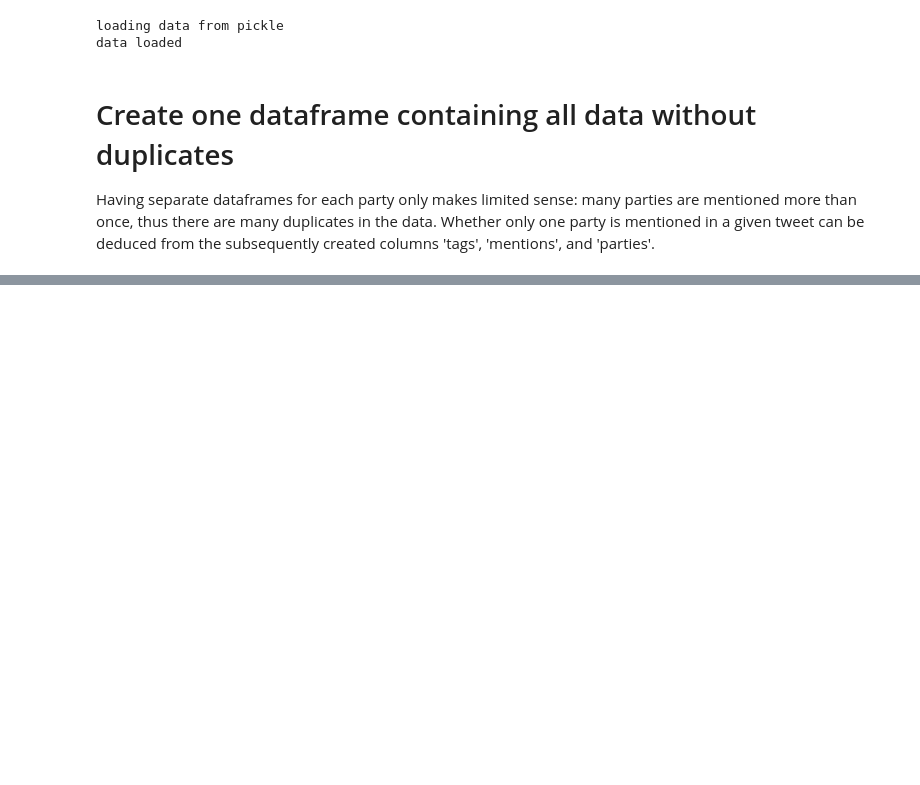
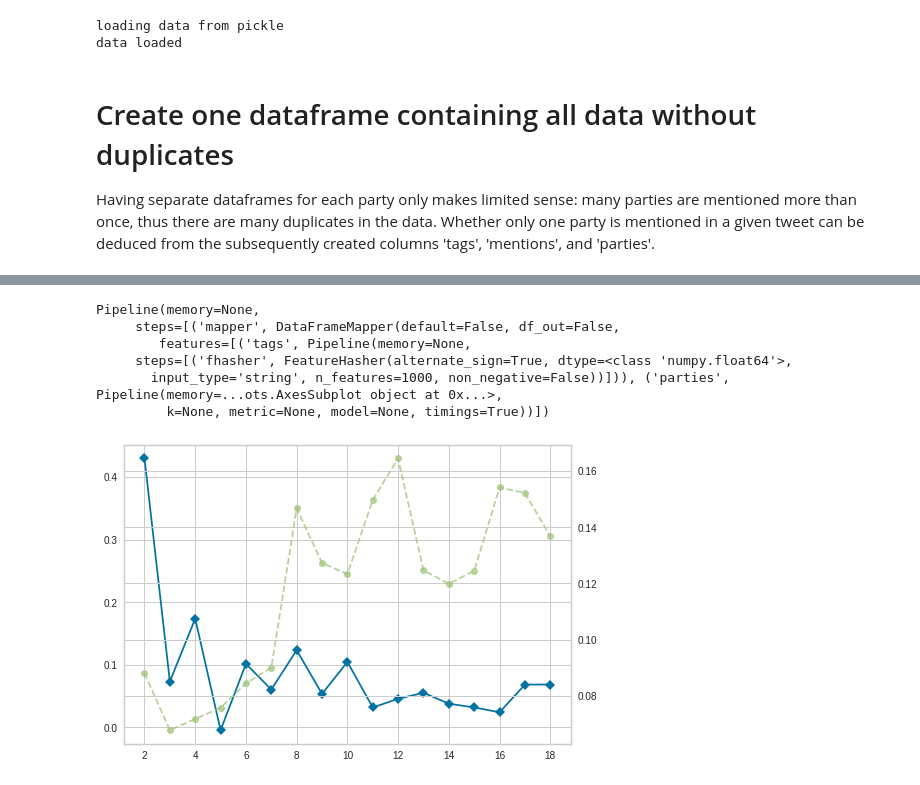
Before and after one commit to FranziSchmitt/Twitter_sentimentanalysis, a Jupyter notebook: Scripts/text_preprocessing.ipynb, the cells around one changed output, grey strips where cells are left out. Drawn from its saved outputs; the diff is of its cells as text; code cells hidden in the pictures; blank space fills up the shorter version.

```diff
--- a/Scripts/text_preprocessing.ipynb
+++ b/Scripts/text_preprocessing.ipynb
@@ -396,0 +191,30 @@ plt.show()
+# %%
+clean_mapper = DataFrameMapper([('tags', tags_pipe),
+                               ('parties', parties_pipe),
+                               ('mentions', tags_pipe),
+                               ('no_parties', text_pipe)])
+
+clean_pipe = Pipeline([('mapper', clean_mapper),
+                       ('clust', MiniBatchKMeans(n_clusters=3,
+                                                 batch_size=5000,
+                                                 n_init = 1000,
+                                                 init='k-means++',
+                                                 max_iter=100))])
+
+clean_kelbow_pipe = Pipeline([('mapper', full_mapper),
+                        ('viz', KElbowVisualizer(MiniBatchKMeans(),
+                                                 metric='silhouette',
+                                                 k=[2, 19]))])
+
+clean_decomp_pipe = Pipeline([('mapper', clean_mapper),
+                              ('decomp', TruncatedSVD(n_components=3))])
+# %%
+clean_kelbow_pipe.fit(df_part[1000:3000])
+# %% [output]
+Pipeline(memory=None,
+     steps=[('mapper', DataFrameMapper(default=False, df_out=False,
+        features=[('tags', Pipeline(memory=None,
+     steps=[('fhasher', FeatureHasher(alternate_sign=True, dtype=<class 'numpy.float64'>,
+       input_type='string', n_features=1000, non_negative=False))])), ('parties', Pipeline(memory=...ots.AxesSubplot object at 0x...>,
+         k=None, metric=None, model=None, timings=True))])
+[figure, added]
```
Also changed, not shown: parts of 96 cells of this notebook.
